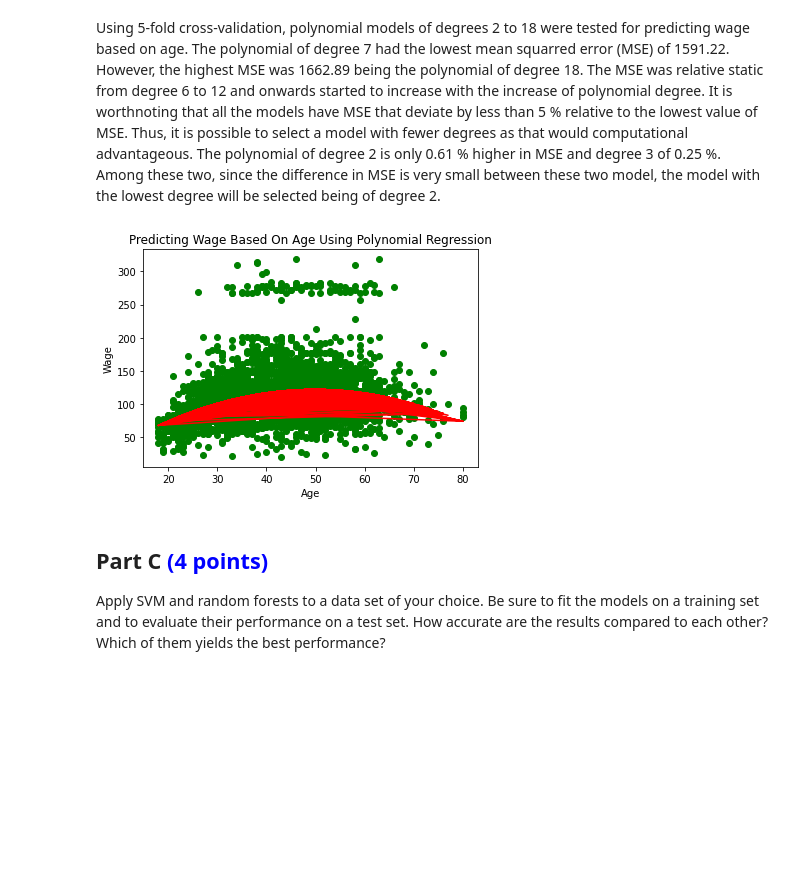
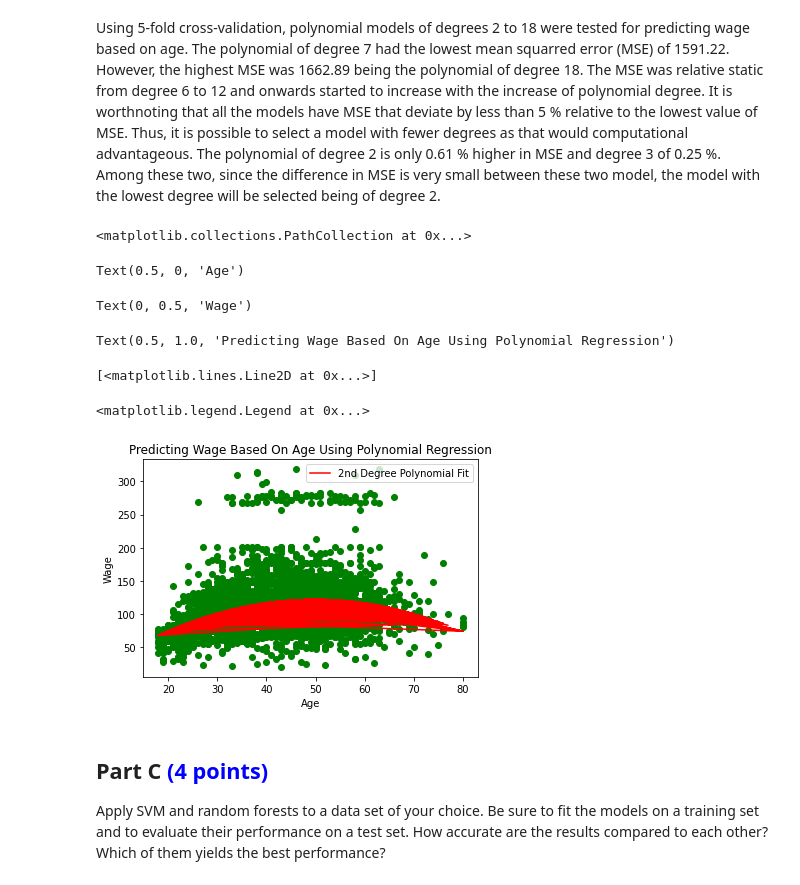
Before and after one commit to ahmedopolis/YCBS-255-Statistical-Machine-Learning, a Jupyter notebook: Assignments/Assignment 3/assignment03_mcgill_ahmedibrahim.ipynb, the cells around one changed output. Saved outputs shown, nothing was run; the diff lists cells and outputs as text; code cells hidden in the pictures; blank space fills up the shorter version.

```diff
--- a/Assignments/Assignment 3/assignment03_mcgill_ahmedibrahim.ipynb
+++ b/Assignments/Assignment 3/assignment03_mcgill_ahmedibrahim.ipynb
@@ -259,11 +291,17 @@ y_pred = lr_model.predict(X_poly_2)
 # %%
 # Question B1: Make a plot of the resulting polynomial fit to the data.
 plt.scatter(data_x, data_y, color = "green")
 plt.xlabel('Age')
 plt.ylabel('Wage')
 plt.title('Predicting Wage Based On Age Using Polynomial Regression')
-plt.plot(X, y_pred,  color = "red")
-plt.legend
+plt.plot(X, y_pred,  color = "red", label = "2nd Degree Polynomial Fit")
+plt.legend()
 plt.show()
 # %% [output]
+<matplotlib.collections.PathCollection at 0x...>
+Text(0.5, 0, 'Age')
+Text(0, 0.5, 'Wage')
+Text(0.5, 1.0, 'Predicting Wage Based On Age Using Polynomial Regression')
+[<matplotlib.lines.Line2D at 0x...>]
+<matplotlib.legend.Legend at 0x...>
-[figure, old version]
+[figure, new version]
```
Also changed, not shown: parts of 8 cells of this notebook.
